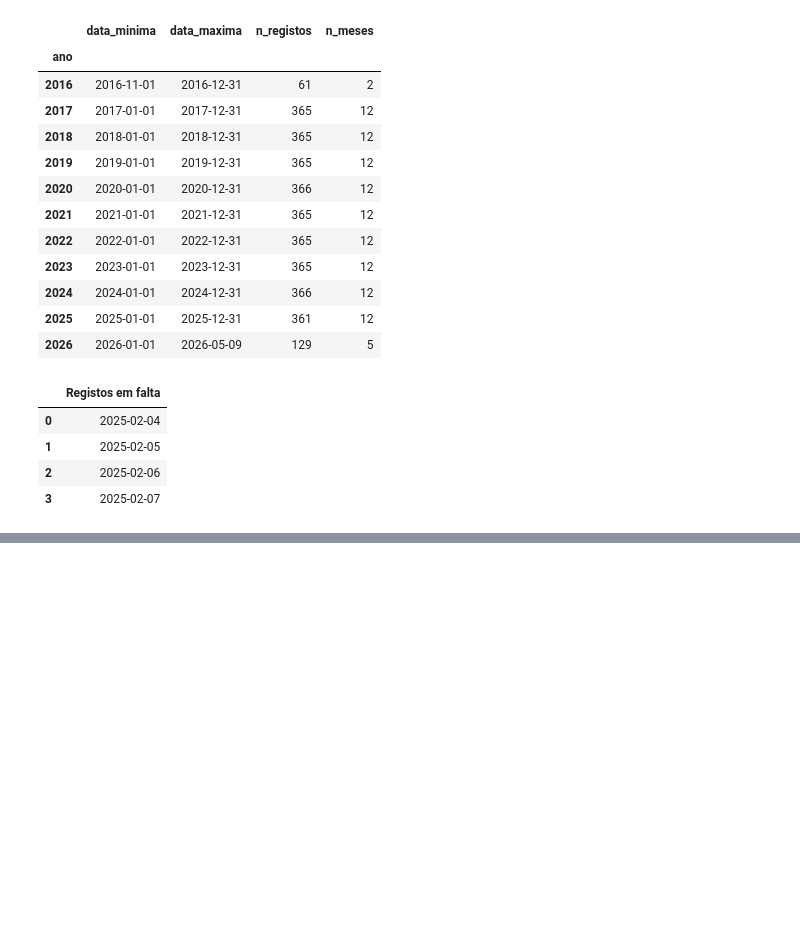
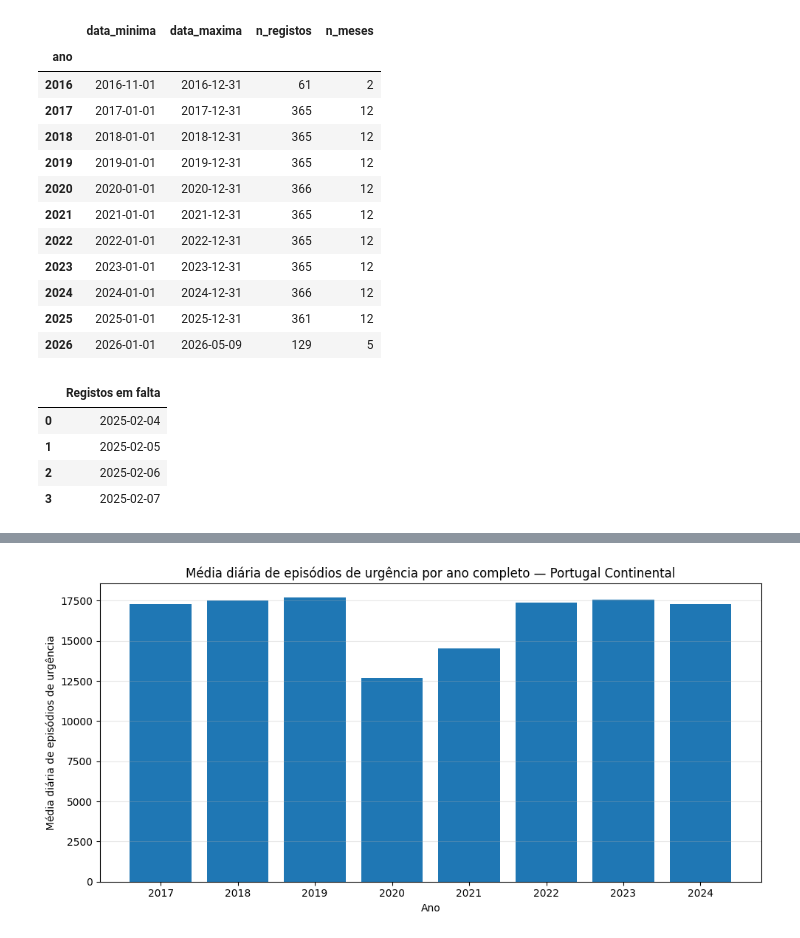
Before and after one commit to ivomargarido/ed-crowding-sns-portugal, a Jupyter notebook: notebooks/01_eda_monitorizacao_urgencias_sns.ipynb, the cells around one changed output, grey strips where cells are left out. Drawn from its saved outputs; the diff is of its cells as text; code cells hidden in the pictures; blank space fills up the shorter version.

```diff
--- a/notebooks/01_eda_monitorizacao_urgencias_sns.ipynb
+++ b/notebooks/01_eda_monitorizacao_urgencias_sns.ipynb
@@ -744,0 +878,8 @@ df_faltas_2025
+# %%
+# Filtra apenas os anos completos para permitir uma comparação anual mais justa
+df_nacional_anual_completo = df_nacional_anual[
+    df_nacional_anual["estado_ano"] == "completo"
+].copy()
+
+# Mostra apenas os anos completos
+df_nacional_anual_completo
@@ -744,0 +922,31 @@ df_faltas_2025
+# %%
+# Cria a figura e o eixo do gráfico
+fig, ax = plt.subplots(figsize=(10, 5))
+
+# Cria um gráfico de barras com a média diária anual dos episódios de urgência
+ax.bar(
+    df_nacional_anual_completo["ano"].astype(str),
+    df_nacional_anual_completo["episodios_urgencia_media_diaria"]
+)
+
+# Define título e nomes dos eixos
+ax.set_title("Média diária de episódios de urgência por ano completo — Portugal Continental")
+ax.set_xlabel("Ano")
+ax.set_ylabel("Média diária de episódios de urgência")
+
+# Adiciona grelha horizontal para facilitar a leitura
+ax.grid(axis="y", alpha=0.3)
+
+# Ajusta o layout do gráfico
+plt.tight_layout()
+
+# Guarda o gráfico em formato PNG para usar no relatório e no GitHub
+plt.savefig(
+    FIGURES_DIR / "media_diaria_episodios_urgencia_anos_completos_portugal_continental.png",
+    dpi=300
+)
+
+# Mostra o gráfico no notebook
+plt.show()
+# %% [output]
+[figure, added]
```
Also changed, not shown: parts of 26 cells of this notebook, 4 other files.
